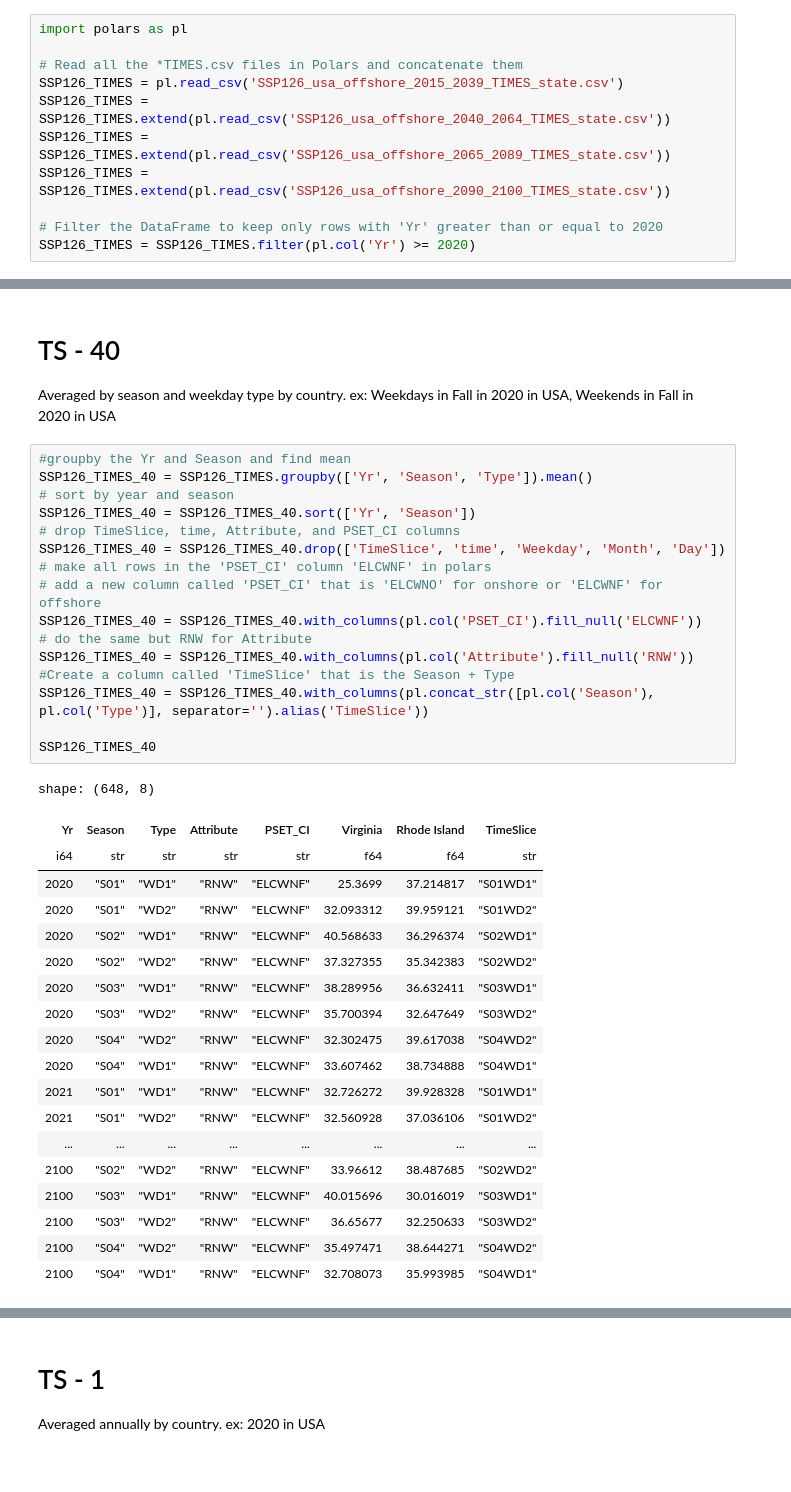
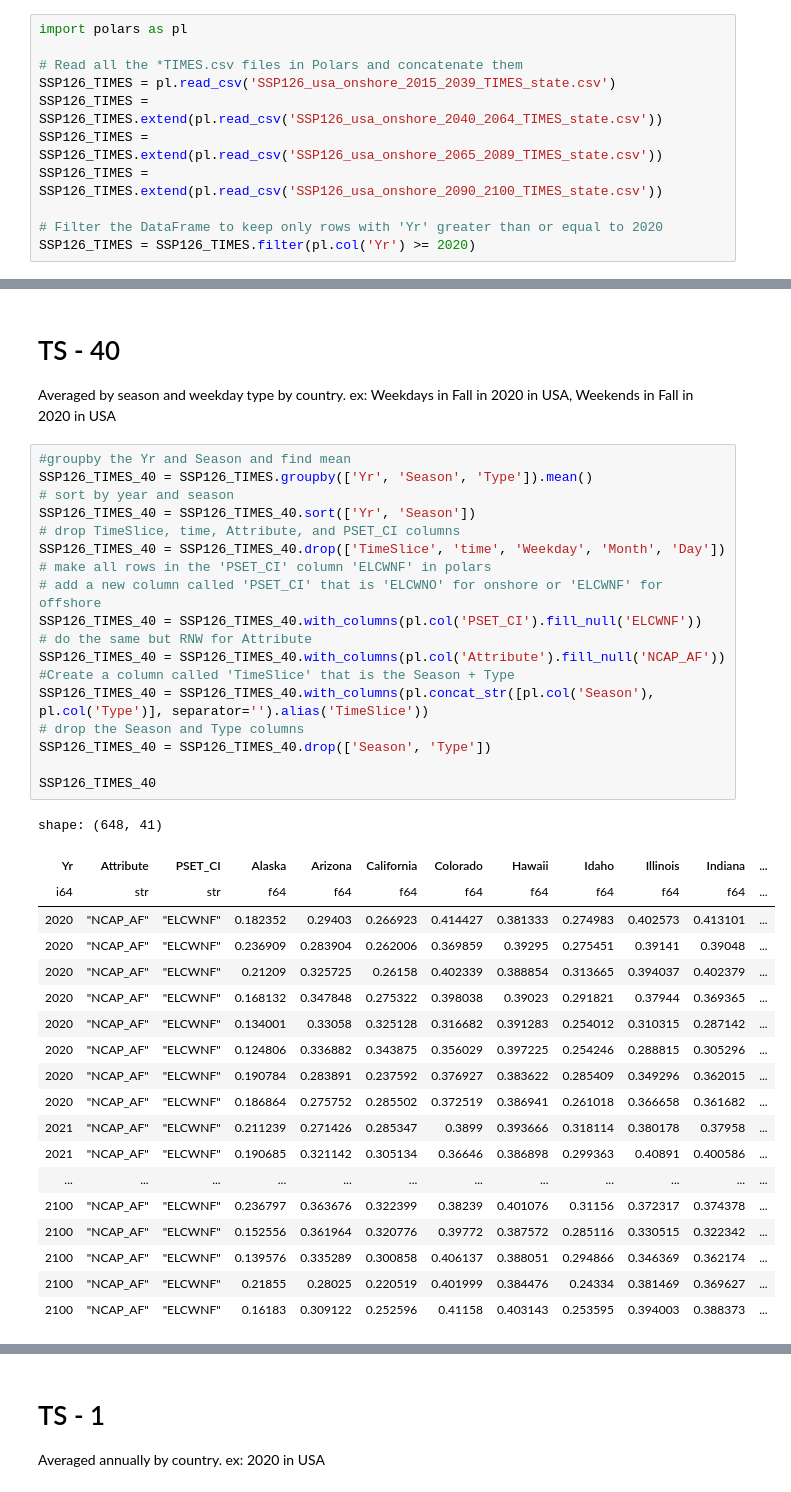
Before and after one commit to esma-cu/DATA_WIND_CF, a Jupyter notebook: Wind_Organize_CF - TUSM.ipynb, the cells around one changed output, grey strips where cells are left out. Drawn from its saved outputs; the diff is of its cells as text.

```diff
--- a/Wind_Organize_CF - TUSM.ipynb
+++ b/Wind_Organize_CF - TUSM.ipynb
@@ -350,10 +371,10 @@ SSP126_2090_2100_tt.to_csv('SSP126_usa_2090_2100_TIMES_state.csv')
 import polars as pl
 
 # Read all the *TIMES.csv files in Polars and concatenate them
-SSP126_TIMES = pl.read_csv('SSP126_usa_offshore_2015_2039_TIMES_state.csv')
-SSP126_TIMES = SSP126_TIMES.extend(pl.read_csv('SSP126_usa_offshore_2040_2064_TIMES_state.csv'))
-SSP126_TIMES = SSP126_TIMES.extend(pl.read_csv('SSP126_usa_offshore_2065_2089_TIMES_state.csv'))
-SSP126_TIMES = SSP126_TIMES.extend(pl.read_csv('SSP126_usa_offshore_2090_2100_TIMES_state.csv'))
+SSP126_TIMES = pl.read_csv('SSP126_usa_onshore_2015_2039_TIMES_state.csv')
+SSP126_TIMES = SSP126_TIMES.extend(pl.read_csv('SSP126_usa_onshore_2040_2064_TIMES_state.csv'))
+SSP126_TIMES = SSP126_TIMES.extend(pl.read_csv('SSP126_usa_onshore_2065_2089_TIMES_state.csv'))
+SSP126_TIMES = SSP126_TIMES.extend(pl.read_csv('SSP126_usa_onshore_2090_2100_TIMES_state.csv'))
 
 # Filter the DataFrame to keep only rows with 'Yr' greater than or equal to 2020
 SSP126_TIMES = SSP126_TIMES.filter(pl.col('Yr') >= 2020)
@@ -491,38 +514,40 @@ Averaged by season and weekday type by country. ex: Weekdays in Fall in 2020 in
 # %%
 #groupby the Yr and Season and find mean
 SSP126_TIMES_40 = SSP126_TIMES.groupby(['Yr', 'Season', 'Type']).mean()
 # sort by year and season
 SSP126_TIMES_40 = SSP126_TIMES_40.sort(['Yr', 'Season'])
 # drop TimeSlice, time, Attribute, and PSET_CI columns
 SSP126_TIMES_40 = SSP126_TIMES_40.drop(['TimeSlice', 'time', 'Weekday', 'Month', 'Day'])
 # make all rows in the 'PSET_CI' column 'ELCWNF' in polars
 # add a new column called 'PSET_CI' that is 'ELCWNO' for onshore or 'ELCWNF' for offshore
 SSP126_TIMES_40 = SSP126_TIMES_40.with_columns(pl.col('PSET_CI').fill_null('ELCWNF'))
 # do the same but RNW for Attribute
-SSP126_TIMES_40 = SSP126_TIMES_40.with_columns(pl.col('Attribute').fill_null('RNW'))
+SSP126_TIMES_40 = SSP126_TIMES_40.with_columns(pl.col('Attribute').fill_null('NCAP_AF'))
 #Create a column called 'TimeSlice' that is the Season + Type
 SSP126_TIMES_40 = SSP126_TIMES_40.with_columns(pl.concat_str([pl.col('Season'), pl.col('Type')], separator='').alias('TimeSlice'))
+# drop the Season and Type columns
+SSP126_TIMES_40 = SSP126_TIMES_40.drop(['Season', 'Type'])
 
 SSP126_TIMES_40
 # %% [output]
-shape: (648, 8)
+shape: (648, 41)
-| Yr | Season | Type | Attribute | PSET_CI | Virginia | Rhode Island | TimeSlice |
-| i64 | str | str | str | str | f64 | f64 | str |
-| 2020 | "S01" | "WD1" | "RNW" | "ELCWNF" | 25.3699 | 37.214817 | "S01WD1" |
-| 2020 | "S01" | "WD2" | "RNW" | "ELCWNF" | 32.093312 | 39.959121 | "S01WD2" |
-| 2020 | "S02" | "WD1" | "RNW" | "ELCWNF" | 40.568633 | 36.296374 | "S02WD1" |
-| 2020 | "S02" | "WD2" | "RNW" | "ELCWNF" | 37.327355 | 35.342383 | "S02WD2" |
-| 2020 | "S03" | "WD1" | "RNW" | "ELCWNF" | 38.289956 | 36.632411 | "S03WD1" |
-| 2020 | "S03" | "WD2" | "RNW" | "ELCWNF" | 35.700394 | 32.647649 | "S03WD2" |
-| 2020 | "S04" | "WD2" | "RNW" | "ELCWNF" | 32.302475 | 39.617038 | "S04WD2" |
-| 2020 | "S04" | "WD1" | "RNW" | "ELCWNF" | 33.607462 | 38.734888 | "S04WD1" |
-| 2021 | "S01" | "WD1" | "RNW" | "ELCWNF" | 32.726272 | 39.928328 | "S01WD1" |
-| 2021 | "S01" | "WD2" | "RNW" | "ELCWNF" | 32.560928 | 37.036106 | "S01WD2" |
-| ... | ... | ... | ... | ... | ... | ... | ... |
-| 2100 | "S02" | "WD2" | "RNW" | "ELCWNF" | 33.96612 | 38.487685 | "S02WD2" |
-| 2100 | "S03" | "WD1" | "RNW" | "ELCWNF" | 40.015696 | 30.016019 | "S03WD1" |
-| 2100 | "S03" | "WD2" | "RNW" | "ELCWNF" | 36.65677 | 32.250633 | "S03WD2" |
-| 2100 | "S04" | "WD2" | "RNW" | "ELCWNF" | 35.497471 | 38.644271 | "S04WD2" |
-| 2100 | "S04" | "WD1" | "RNW" | "ELCWNF" | 32.708073 | 35.993985 | "S04WD1" |
+| Yr | Attribute | PSET_CI | Alaska | Arizona | California | Colorado | Hawaii | Idaho | Illinois | Indiana | ... |
+| i64 | str | str | f64 | f64 | f64 | f64 | f64 | f64 | f64 | f64 | ... |
+| 2020 | "NCAP_AF" | "ELCWNF" | 0.182352 | 0.29403 | 0.266923 | 0.414427 | 0.381333 | 0.274983 | 0.402573 | 0.413101 | ... |
+| 2020 | "NCAP_AF" | "ELCWNF" | 0.236909 | 0.283904 | 0.262006 | 0.369859 | 0.39295 | 0.275451 | 0.39141 | 0.39048 | ... |
+| 2020 | "NCAP_AF" | "ELCWNF" | 0.21209 | 0.325725 | 0.26158 | 0.402339 | 0.388854 | 0.313665 | 0.394037 | 0.402379 | ... |
+| 2020 | "NCAP_AF" | "ELCWNF" | 0.168132 | 0.347848 | 0.275322 | 0.398038 | 0.39023 | 0.291821 | 0.37944 | 0.369365 | ... |
+| 2020 | "NCAP_AF" | "ELCWNF" | 0.134001 | 0.33058 | 0.325128 | 0.316682 | 0.391283 | 0.254012 | 0.310315 | 0.287142 | ... |
+| 2020 | "NCAP_AF" | "ELCWNF" | 0.124806 | 0.336882 | 0.343875 | 0.356029 | 0.397225 | 0.254246 | 0.288815 | 0.305296 | ... |
+| 2020 | "NCAP_AF" | "ELCWNF" | 0.190784 | 0.283891 | 0.237592 | 0.376927 | 0.383622 | 0.285409 | 0.349296 | 0.362015 | ... |
+| 2020 | "NCAP_AF" | "ELCWNF" | 0.186864 | 0.275752 | 0.285502 | 0.372519 | 0.386941 | 0.261018 | 0.366658 | 0.361682 | ... |
+| 2021 | "NCAP_AF" | "ELCWNF" | 0.211239 | 0.271426 | 0.285347 | 0.3899 | 0.393666 | 0.318114 | 0.380178 | 0.37958 | ... |
+| 2021 | "NCAP_AF" | "ELCWNF" | 0.190685 | 0.321142 | 0.305134 | 0.36646 | 0.386898 | 0.299363 | 0.40891 | 0.400586 | ... |
+| ... | ... | ... | ... | ... | ... | ... | ... | ... | ... | ... | ... |
+| 2100 | "NCAP_AF" | "ELCWNF" | 0.236797 | 0.363676 | 0.322399 | 0.38239 | 0.401076 | 0.31156 | 0.372317 | 0.374378 | ... |
+| 2100 | "NCAP_AF" | "ELCWNF" | 0.152556 | 0.361964 | 0.320776 | 0.39772 | 0.387572 | 0.285116 | 0.330515 | 0.322342 | ... |
+| 2100 | "NCAP_AF" | "ELCWNF" | 0.139576 | 0.335289 | 0.300858 | 0.406137 | 0.388051 | 0.294866 | 0.346369 | 0.362174 | ... |
+| 2100 | "NCAP_AF" | "ELCWNF" | 0.21855 | 0.28025 | 0.220519 | 0.401999 | 0.384476 | 0.24334 | 0.381469 | 0.369627 | ... |
+| 2100 | "NCAP_AF" | "ELCWNF" | 0.16183 | 0.309122 | 0.252596 | 0.41158 | 0.403143 | 0.253595 | 0.394003 | 0.388373 | ... |
 # %%
 # save to csv
```
Also changed, not shown: parts of 28 cells of this notebook.
